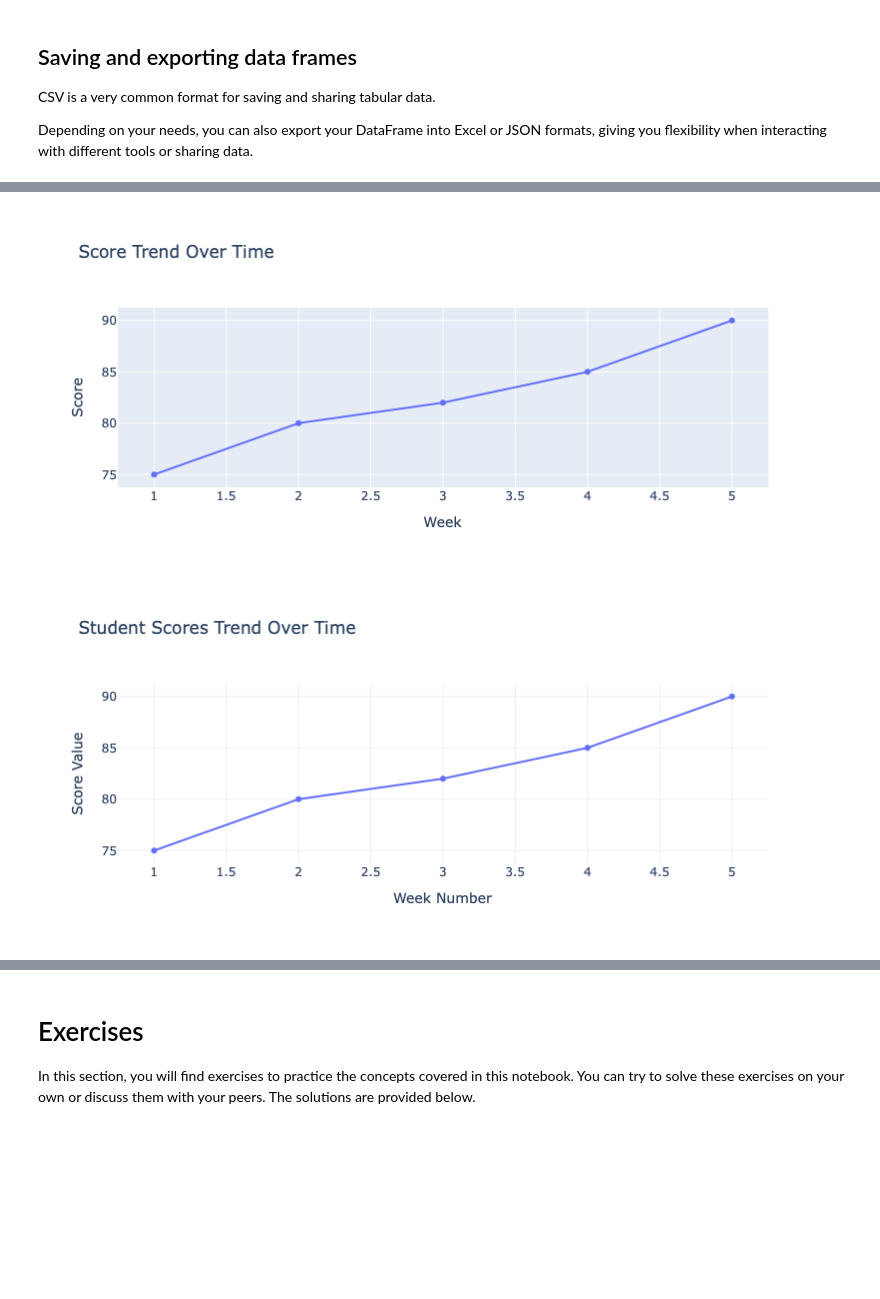
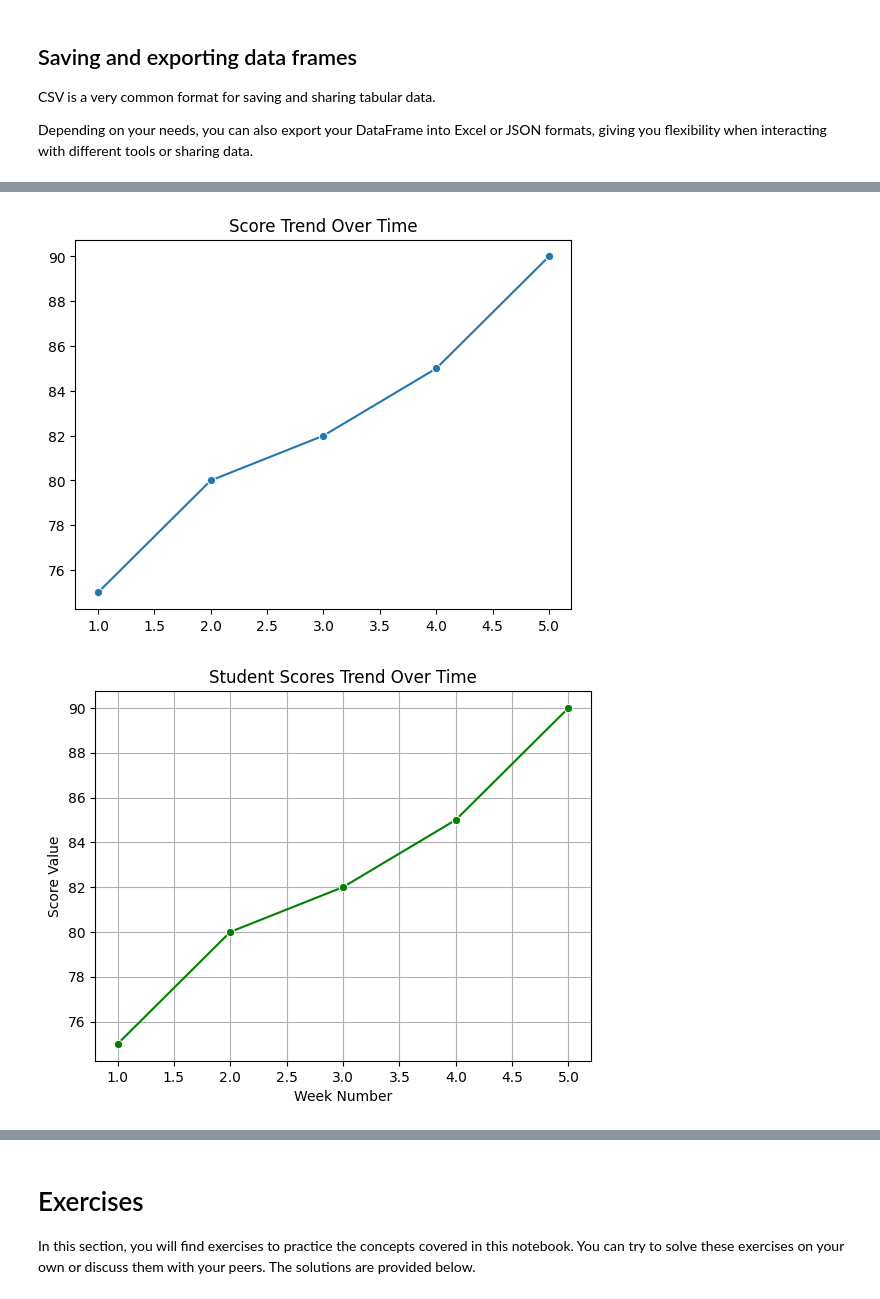
Before and after one commit to uio-bmi/stats_for_cs, a Jupyter notebook: Week_1_PythonIntro/PythonIntro.ipynb, the cells around one changed output, grey strips where cells are left out. Drawn from its saved outputs; the diff is of its cells as text; code cells hidden in the pictures; blank space fills up the shorter version.

```diff
--- a/Week_1_PythonIntro/PythonIntro.ipynb
+++ b/Week_1_PythonIntro/PythonIntro.ipynb
@@ -668,25 +849,24 @@ fig.show()
 # %%
 # Line plot
 time_data = {'Week': [1, 2, 3, 4, 5],
              'Score': [75, 80, 82, 85, 90]}
-df_time = pd.DataFrame(time_data)
 
-fig = px.line(df_time, x='Week', y='Score', title='Score Trend Over Time', markers=True)
-fig.show()
+sns.lineplot(x=time_data["Week"], y=time_data["Score"], marker="o")
+plt.title("Score Trend Over Time")
+plt.show()
 # %% [output]
-[figure, old version]
+[figure, new version]
 # %%
 # Customizing the line plot
-fig.update_layout(
-    title='Student Scores Trend Over Time',
-    xaxis_title='Week Number',
-    yaxis_title='Score Value'
-)
-fig.update_layout(template='plotly_white')
-fig.show()
-# Save the plot to an HTML file
-fig.write_html("student_scores.html")
+sns.lineplot(x=time_data["Week"], y=time_data["Score"], marker="o", color="green")
+plt.title("Student Scores Trend Over Time")
+plt.xlabel("Week Number")
+plt.ylabel("Score Value")
+plt.grid(True)
+# Save the plot to a jpg file
+plt.savefig("student_scores.jpg")
+plt.show()
 # %% [output]
-[figure, old version]
+[figure, new version]
 # %%
 # Heatmap
```
Also changed, not shown: parts of 64 cells of this notebook.
